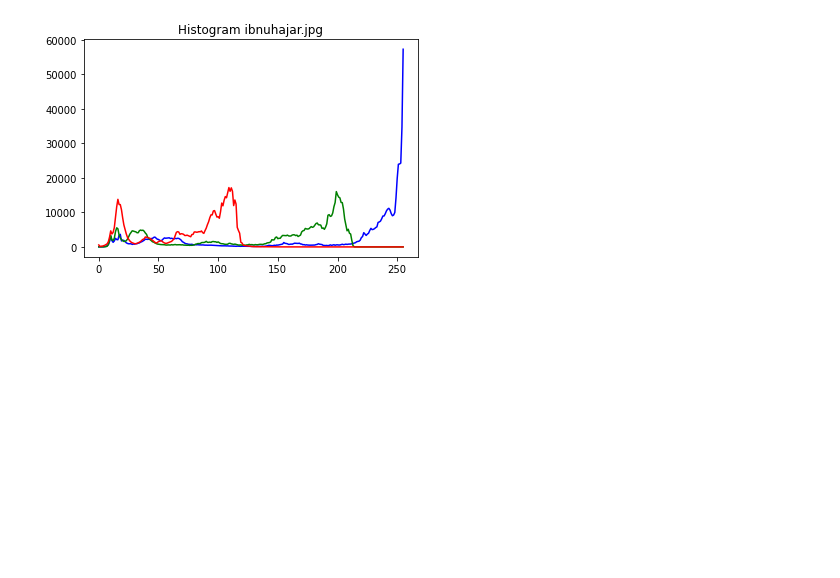
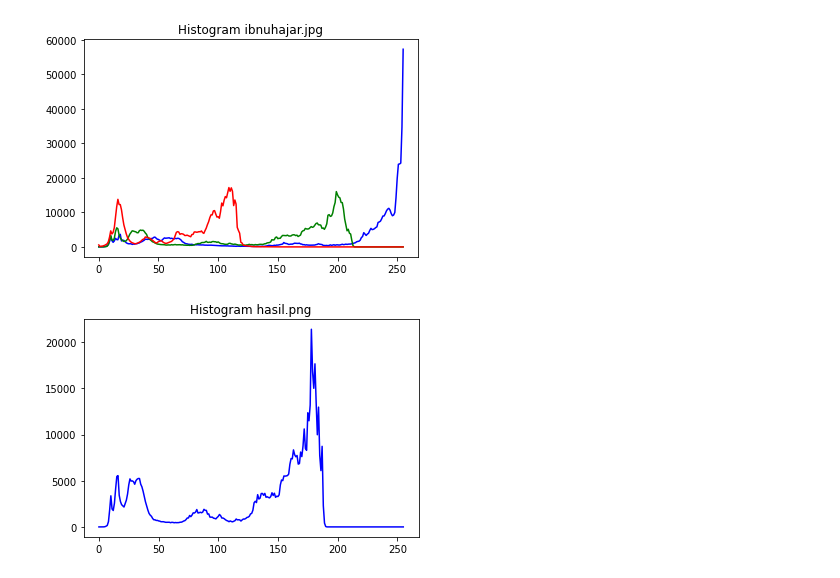
Before and after one commit to ibnuhajar/Computer_Vision, a Jupyter notebook: ujian_computer_vision.ipynb, the cells around one changed output. Saved outputs shown, nothing was run; the diff lists cells and outputs as text; code cells hidden in the pictures; blank space fills up the shorter version.

```diff
--- a/ujian_computer_vision.ipynb
+++ b/ujian_computer_vision.ipynb
@@ -112,29 +112,31 @@ else :
 # %%
 import cv2 as cv
 import sys
 import matplotlib.pyplot as plt
 from google.colab.patches import cv2_imshow
 
 # os.listdir('sample_data')
 # img = cv.imread('')
 
 if len(sys.argv) == 1 :
   print('Masukkan Nama Berkas Gambar')
 else :
-  berkas = 'hasil.jpg'
+  berkas = 'hasil.png'
   citra = cv.imread(berkas,cv.IMREAD_UNCHANGED)
   if citra is None :
     print('Tidak Dapat Membaca Berkas ', berkas)
   else :
     if len(citra.shape)>2:
       nkali = 3
     else :
       nkali = 1
 
     warna = ('b','g','r')
     for kanal in range(nkali):
       histo = cv.calcHist([citra],[kanal],None,[256],[0,256])
       plt.plot(histo, color = warna[kanal])
 
     plt.title('Histogram ' + berkas)
     plt.show()
+# %% [output]
+[figure, added]
```
